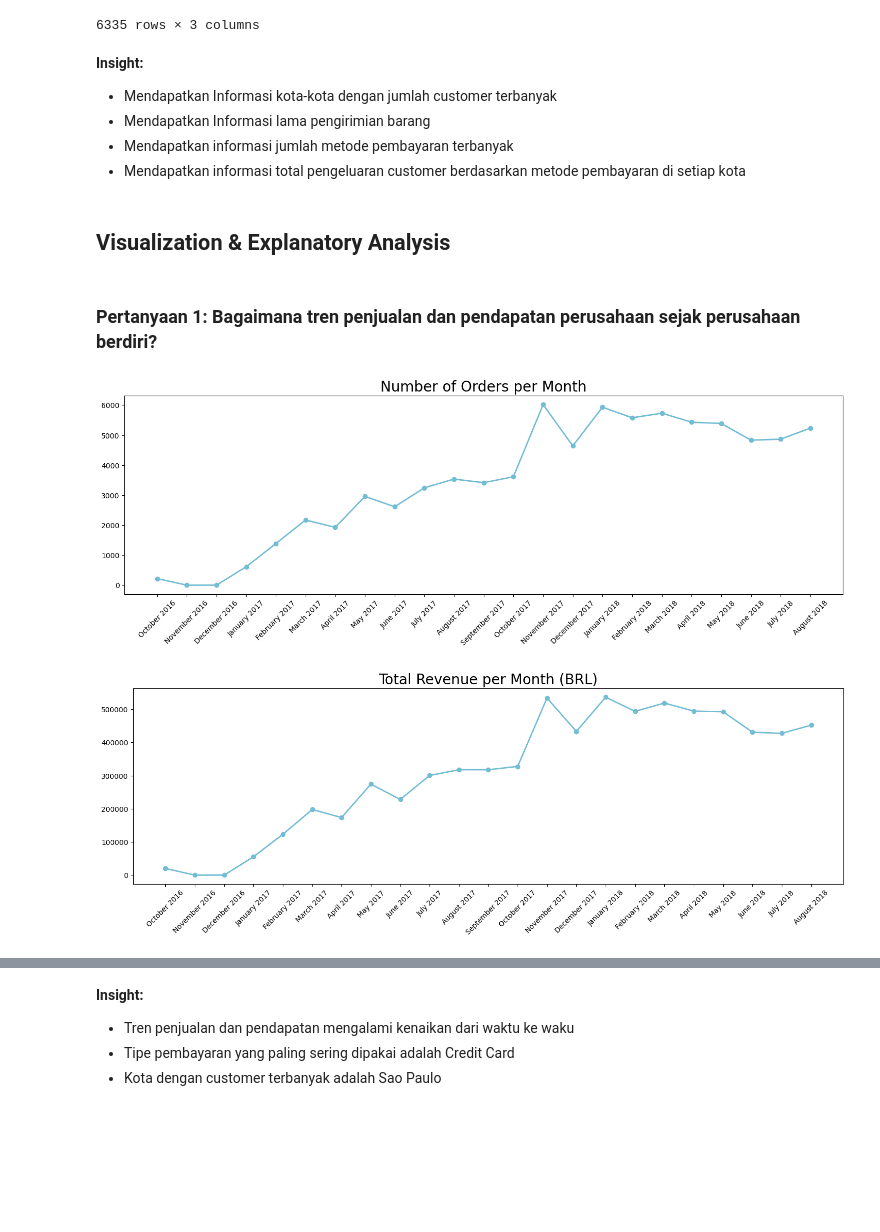
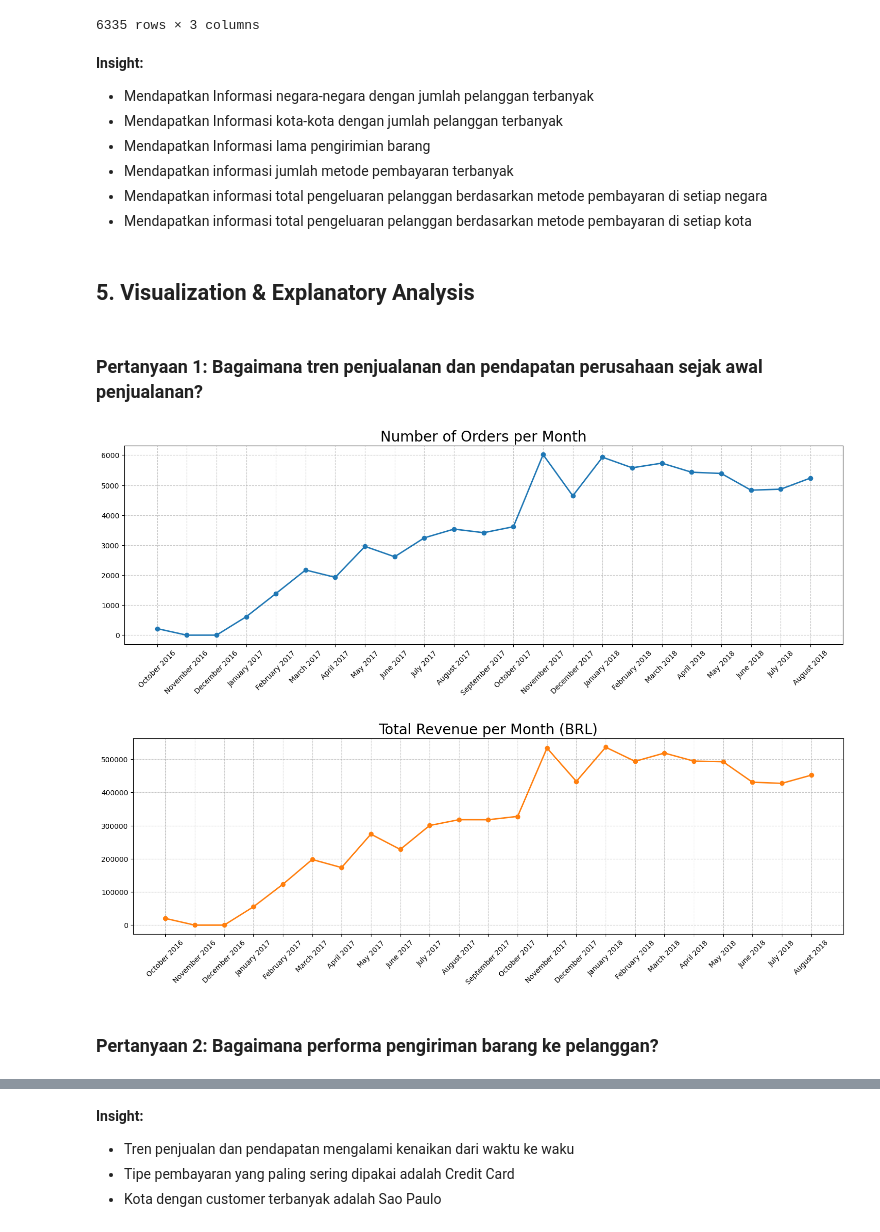
Before and after one commit to azhar-anas/e-commerce_dashboard_st, a Jupyter notebook: notebook.ipynb, the cells around one changed output, grey strips where cells are left out. Drawn from its saved outputs; the diff is of its cells as text; code cells hidden in the pictures; blank space fills up the shorter version.

```diff
--- a/notebook.ipynb
+++ b/notebook.ipynb
@@ -651,9 +710,7 @@ orders_df = orders_df[orders_df.order_status == 'delivered']
 # Menambahkan kolom baru 'delivery_time_day' yang berisi lama pengiriman dalam satuan hari
 delivery_time = orders_df['order_delivered_customer_date'] - orders_df['order_purchase_timestamp']
 delivery_time = delivery_time.apply(lambda x: x.total_seconds())
-orders_df['delivery_time_day'] = round(delivery_time/86400)
+orders_df.loc[:, 'delivery_time_day'] = round(delivery_time / 86400)
 
 orders_df.describe(include='all')
-
-# Rata-rata lama pengiriman adalah 12 hari, dengan minimal selama 1 hari, dan maksimal 210 hari
 # %% [output]
@@ -863,14 +969,16 @@ all_df.groupby(by=['customer_city', 'payment_type']).agg({
 all_df.to_csv("dashboard/main_data.csv", index=False)
 # %% [markdown]
 **Insight:**
-- Mendapatkan Informasi kota-kota dengan jumlah customer terbanyak
+- Mendapatkan Informasi negara-negara dengan jumlah pelanggan terbanyak
+- Mendapatkan Informasi kota-kota dengan jumlah pelanggan terbanyak
 - Mendapatkan Informasi lama pengirimian barang
 - Mendapatkan informasi jumlah metode pembayaran terbanyak
-- Mendapatkan informasi total pengeluaran customer berdasarkan metode pembayaran di setiap kota
+- Mendapatkan informasi total pengeluaran pelanggan berdasarkan metode pembayaran di setiap negara
+- Mendapatkan informasi total pengeluaran pelanggan berdasarkan metode pembayaran di setiap kota
 # %% [markdown]
-## Visualization & Explanatory Analysis
+## 5. Visualization & Explanatory Analysis
 # %% [markdown]
-### Pertanyaan 1: Bagaimana tren penjualan dan pendapatan perusahaan sejak perusahaan berdiri?
+### Pertanyaan 1: Bagaimana tren penjualanan dan pendapatan perusahaan sejak awal penjualanan?
 # %%
 # Membuat total_orders_df yang berisi total order, total revenue, dan total customer berdasarkan bulan dan tahun
 total_orders_df = all_df.resample(rule='ME', on='order_purchase_timestamp').agg({
@@ -889,26 +997,24 @@ total_orders_df
 
 # Membuat visualisasi total order per bulan
 plt.figure(figsize=(18, 5))
-plt.plot(total_orders_df['order_purchase_timestamp'], total_orders_df['order_count'], marker='o', linewidth=2, color='#72BCD4')
+plt.plot(total_orders_df['order_purchase_timestamp'], total_orders_df['order_count'], marker='o', linewidth=2, color='tab:blue')
 plt.title('Number of Orders per Month', loc='center', fontsize=20)
 plt.xticks(fontsize=10, rotation=45)
 plt.yticks(fontsize=10)
+plt.grid(True, linestyle='--', alpha=0.7)
 plt.show()
 # %% [output]
-[figure, old version]
+[figure, new version]
 # %%
 # Membuat visualisasi total revenue/pendapatan per bulan
 plt.figure(figsize=(18, 5))
-plt.plot(
-    total_orders_df['order_purchase_timestamp'],
-    total_orders_df['revenue'],
-    marker='o',
-    linewidth=2,
-    color='#72BCD4'
-)
+plt.plot(total_orders_df['order_purchase_timestamp'], total_orders_df['revenue'], marker='o', linewidth=2, color='tab:orange')
 plt.title('Total Revenue per Month (BRL)', loc='center', fontsize=20) # Asumsi satuan harga menggunakan BRL (Brazilian Real) karena data nama-nama kota berasal dari Brazil
 plt.xticks(fontsize=10, rotation=45)
 plt.yticks(fontsize=10)
+plt.grid(True, linestyle='--', alpha=0.7)
 plt.show()
 # %% [output]
-[figure, old version]
+[figure, new version]
+# %% [markdown]
+### Pertanyaan 2: Bagaimana performa pengiriman barang ke pelanggan?
```
Also changed, not shown: parts of 151 cells of this notebook, 3 other files.
